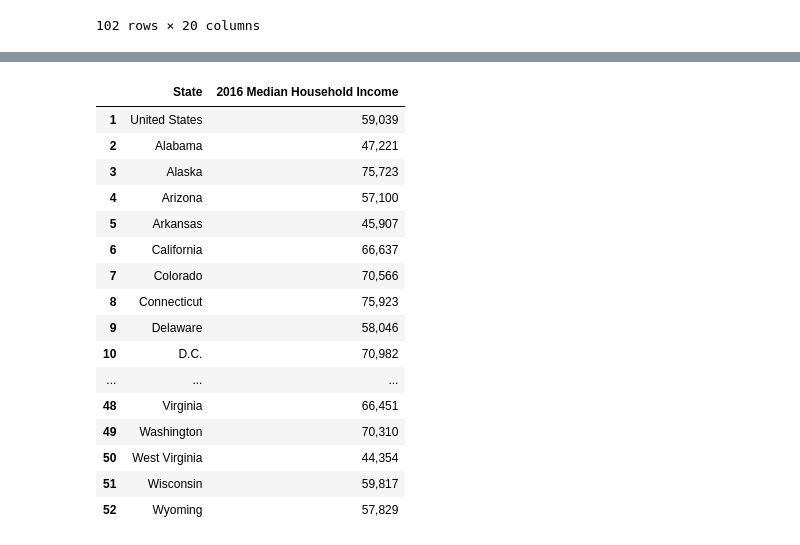
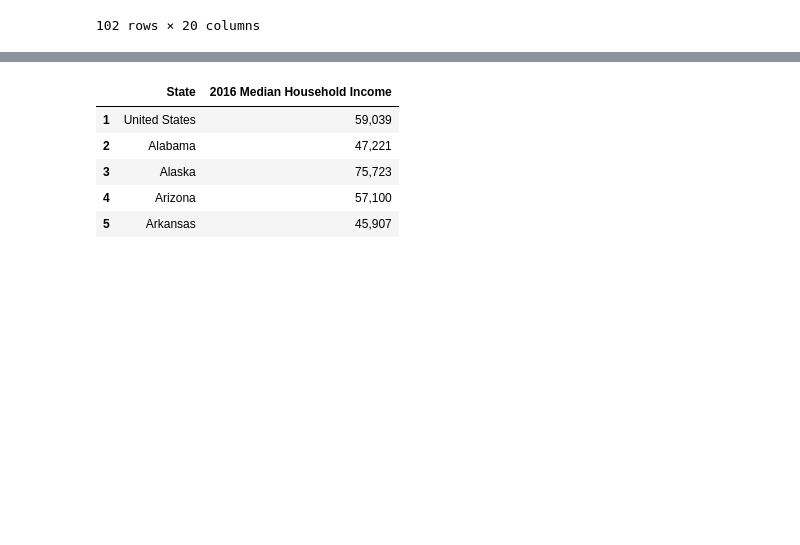
Before and after one commit to sjuarez382/UCI-Group_Project_1-Team9, a Jupyter notebook: Untitled.ipynb, the cells around one changed output, grey strips where cells are left out. Cells and saved outputs as stored; diff of their text form; code cells hidden in the pictures; blank space fills up the shorter version.

```diff
--- a/Untitled.ipynb
+++ b/Untitled.ipynb
@@ -116,23 +96,14 @@ income_df = income_df.dropna()
 # %%
+#Renaming headers
 updated_income = income_df.rename(columns={
     "2016": "2016 Median Household Income"
 })
-updated_income
+#preview of new df
+updated_income.head()
 # %% [output]
 |  | State | 2016 Median Household Income |
 | 1 | United States | 59,039 |
 | 2 | Alabama | 47,221 |
 | 3 | Alaska | 75,723 |
 | 4 | Arizona | 57,100 |
 | 5 | Arkansas | 45,907 |
-| 6 | California | 66,637 |
-| 7 | Colorado | 70,566 |
-| 8 | Connecticut | 75,923 |
-| 9 | Delaware | 58,046 |
-| 10 | D.C. | 70,982 |
-| ... | ... | ... |
-| 48 | Virginia | 66,451 |
-| 49 | Washington | 70,310 |
-| 50 | West Virginia | 44,354 |
-| 51 | Wisconsin | 59,817 |
-| 52 | Wyoming | 57,829 |
```
Also changed, not shown: parts of 5 cells of this notebook.
